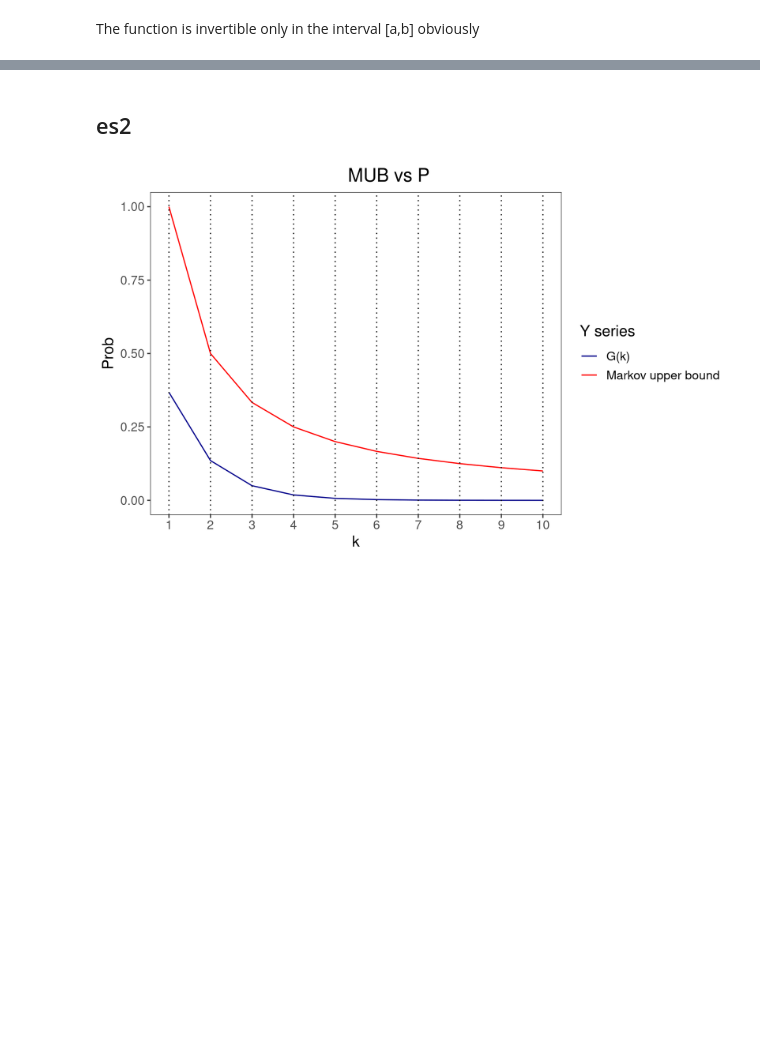
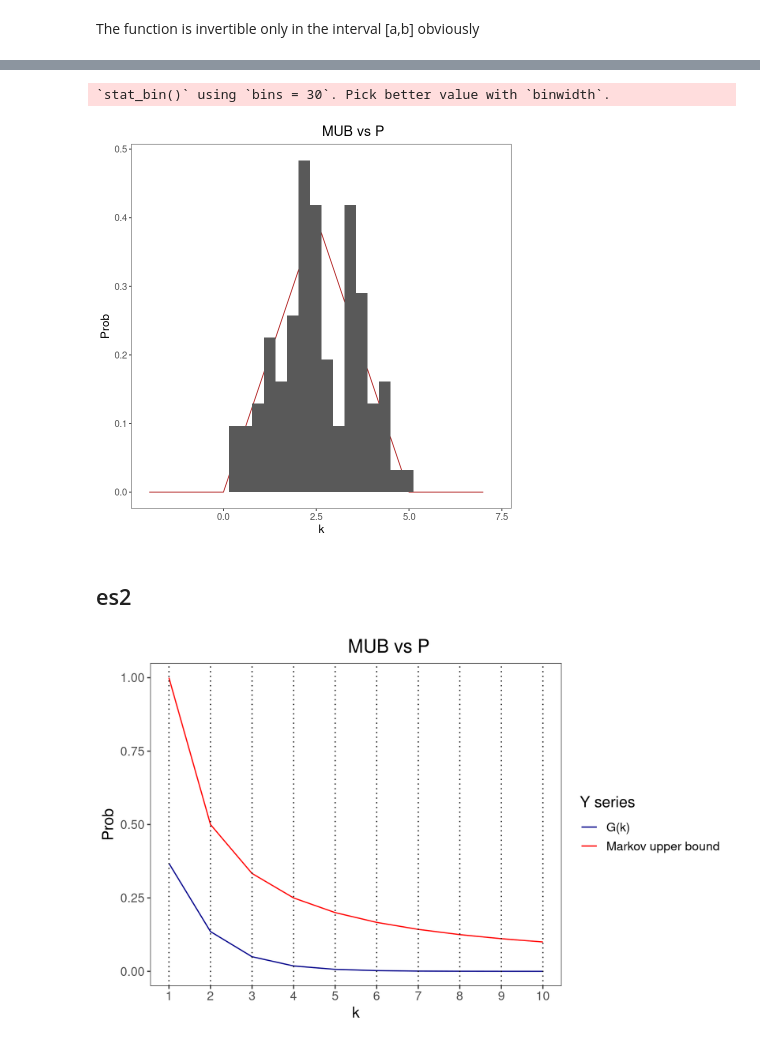
Before and after one commit to PietroCappelli/Advance_stat, a Jupyter notebook: Exercises/exercises03.ipynb, the cells around one changed output, grey strips where cells are left out. Cells and saved outputs as stored; diff of their text form; code cells hidden in the pictures; blank space fills up the shorter version.

```diff
--- a/Exercises/exercises03.ipynb
+++ b/Exercises/exercises03.ipynb
@@ -65,9 +65,31 @@ plot(y, inverse_cdf(y,a,b,c))
 # %%
 # 1) extract a sample from U (0, 1)
-samples <- runif(N)
 # 2) compute F−1(u) = x
-
 # 3) release x as sampled from our F(x)
+#random
+r_func <- function(n){
+    quant <- runif(n)
+    v <- vector()
+    for (q in quant){
+        v <- append(v, inverse_cdf(q,a,b,c))
+    }
+    return(v)
+}
+samples <- r_func(10000)
+# %%
+#plotting
+triang_plot <- ggplot()+
+    geom_line(aes(x=x, y=triang(x,a,b,c)), color="firebrick") +
+    geom_histogram(aes(r_func(N), y=..density..))+
+    theme_bw() +
+    labs(title="MUB vs P", x="k",y="Prob")+
+    theme(text = element_text(size=14), plot.title = element_text( hjust = 0.6),
+        panel.background = element_blank(),panel.grid.major = element_blank(), panel.grid.minor = element_blank())
+
+triang_plot
+# %% [output]
+`stat_bin()` using `bins = 30`. Pick better value with `binwidth`.
+[figure, added]
 # %% [markdown]
 ## es2
 # %%
```
Also changed, not shown: parts of 10 cells of this notebook.
